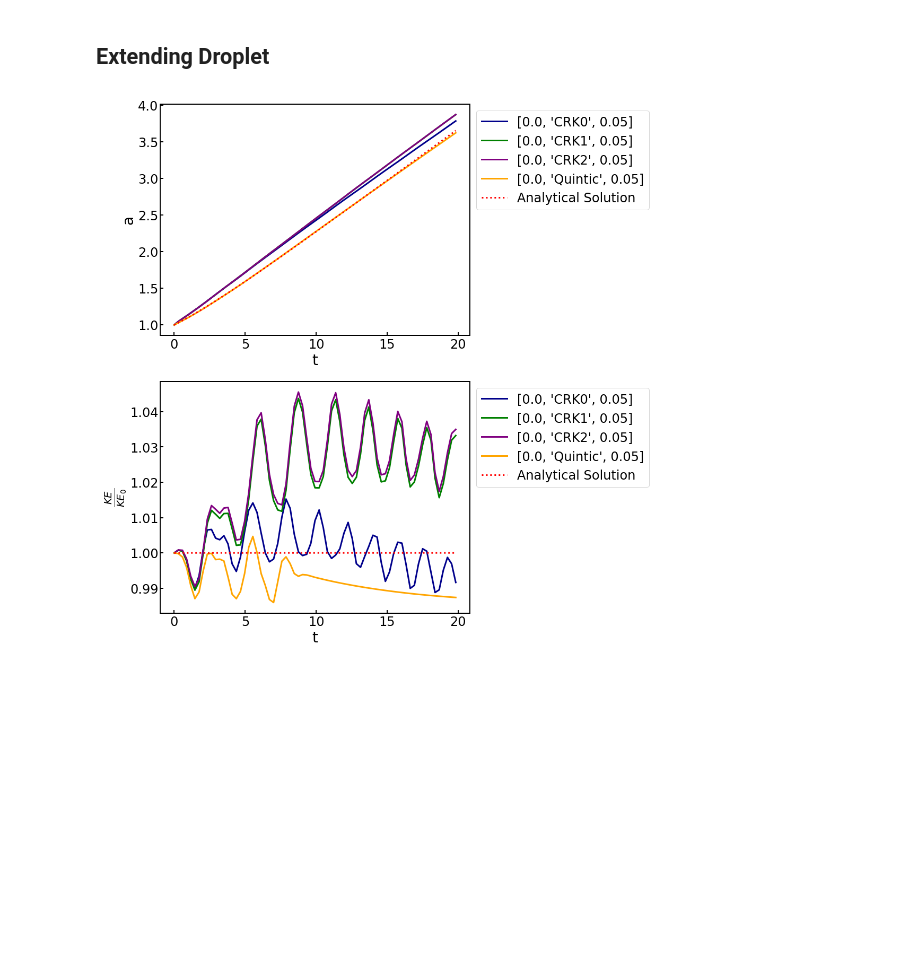
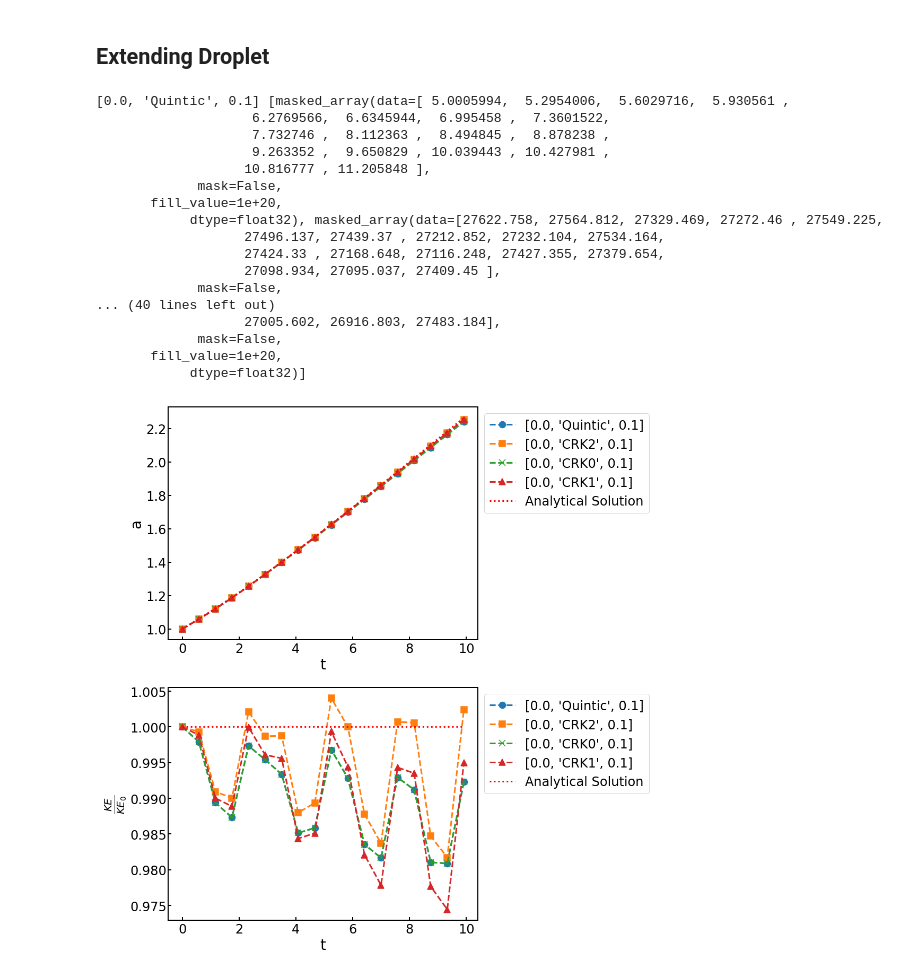
Before and after one commit to EricPalermo/RHEO_benchmarks, a Jupyter notebook: jpynb_scripts/droplet_extension.ipynb, the cells around one changed output. Drawn from its saved outputs; the diff is of its cells as text; code cells hidden in the pictures; blank space fills up the shorter version.

Commit message:
updated scripts and tests

```diff
--- a/jpynb_scripts/droplet_extension.ipynb
+++ b/jpynb_scripts/droplet_extension.ipynb
@@ -126,18 +126,18 @@ def benchmark(data_files):
         init_conditions = [r, sigma0]
         a_data, E_k_data = simulation_values(td, mp, xd, vxd, vyd)
 
-        sf_plot = 0.05 #Only plot runs for a specific sf
+        sf_plot = 0.1 #Only plot runs for a specific sf
 
         #Benchmark semi-major axis length
         if sf == sf_plot:
             ax[0].plot(td, a_data/a_data[0],linestyle=sf_key[sf],
-                           color=var_1_key[var_1][1], label = run_info[0:3])
+                           marker=var_1_key[var_1][1], label = run_info[0:3])
         #Benchmark kinetic energy
         if sf == sf_plot:
             ax[1].plot(td, E_k_data/E_k_data[0],linestyle=sf_key[sf],
-                           color=var_1_key[var_1][1], label = run_info[0:3])
+                           marker=var_1_key[var_1][1], label = run_info[0:3])
 
-        #print(run_info, [a_data,E_k_data])
+        print(run_info, [a_data,E_k_data])
 
     #Calculate and plot analytical solution
     a_ref, E_k_ref = analyt_soltn_values(td, init_conditions, mp)
@@ -149,6 +149,8 @@ def benchmark(data_files):
     ax[0].set_ylabel("a")
     ax[0].set_xlabel("t")
 
+
+
     ax[1].legend(bbox_to_anchor=(1,1), loc="upper left")
     ax[1].set_ylabel(r"$\frac{KE}{KE_0}}$")
     ax[1].set_xlabel("t")
@@ -160,24 +162,41 @@ def benchmark(data_files):
 # %%
 #---System Properties---#
 
 d = 2 #System dimensions
 r = 5 #drop radius
 h3 = 3.5 #Smoothing length coefficient
 
-eta = 0.01 #dynamic viscosity
+eta = 0.0 #dynamic viscosity
 rho_0 = 1 #initial density
 nu = eta/rho_0 #kinetic viscosity
 
 sigma0 = 0.1 #Decay timescale
 
 
 #---Keys for Stylizing the Plot---#
 var_0_key = {0:0.0,100:0.01} #Viscosity
-var_1_key = {0:["CRK0", "darkblue"], 1:["CRK1","green"], 2:["CRK2","purple"],5:["Quintic","orange"]} #CRK or quintic
+var_1_key = {0:["CRK0", "x"], 1:["CRK1","^"], 2:["CRK2","s"],5:["Quintic","o"]} #CRK or quintic
 sf_key = {0.05:"-",0.1:"--",0.2:"-.",0.25:":",0.5:(0,(5,10))}
 
 ###Data Files###
-filepath = '/home/epalermo/dev/test/droplet_extension/data_files/constant_cutoff'
+filepath = '/home/epalermo/dev/test/droplet_extension/data_files'
 benchmark(generate_file_names(filepath))
 # %% [output]
+[0.0, 'Quintic', 0.1] [masked_array(data=[ 5.0005994,  5.2954006,  5.6029716,  5.930561 ,
+                    6.2769566,  6.6345944,  6.995458 ,  7.3601522,
+                    7.732746 ,  8.112363 ,  8.494845 ,  8.878238 ,
+                    9.263352 ,  9.650829 , 10.039443 , 10.427981 ,
+                   10.816777 , 11.205848 ],
+             mask=False,
+       fill_value=1e+20,
+            dtype=float32), masked_array(data=[27622.758, 27564.812, 27329.469, 27272.46 , 27549.225,
+                   27496.137, 27439.37 , 27212.852, 27232.104, 27534.164,
+                   27424.33 , 27168.648, 27116.248, 27427.355, 27379.654,
+                   27098.934, 27095.037, 27409.45 ],
+             mask=False,
+... (40 lines left out)
+                   27005.602, 26916.803, 27483.184],
+             mask=False,
+       fill_value=1e+20,
+            dtype=float32)]
-[figure, old version]
+[figure, new version]
```
Also changed, not shown: 9 other files.
